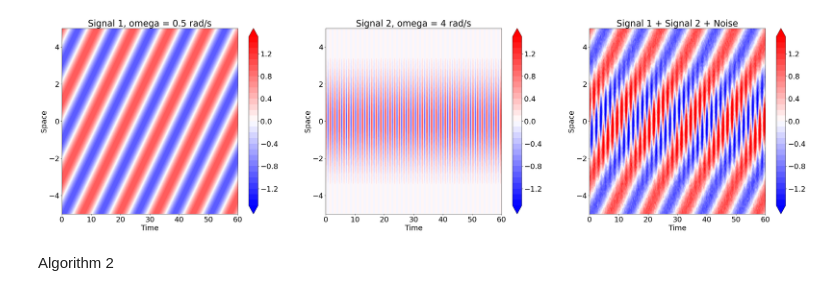
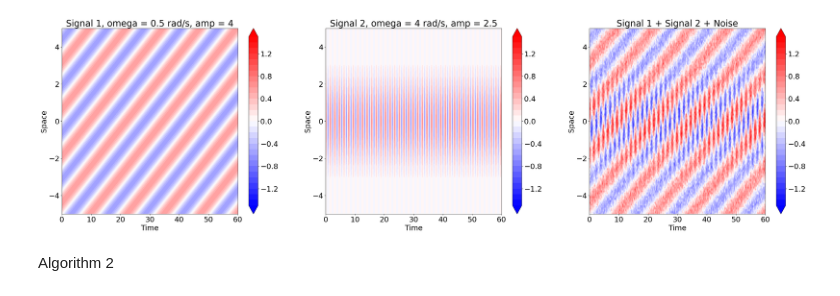
Before and after one commit to ClimeTrend/dmd-toy-dataset, a Jupyter notebook: 01_DMD_on_two_sinusoids.ipynb, the cells around one changed output. Drawn from its saved outputs; the diff is of its cells as text; code cells hidden in the pictures.

Commit message:
update notebook on two sinusoids

```diff
--- a/01_DMD_on_two_sinusoids.ipynb
+++ b/01_DMD_on_two_sinusoids.ipynb
@@ -7,39 +7,39 @@ from matplotlib import pyplot as plt
 import numpy as np
 # %%
 signal_generator = SignalGenerator(x_min=-5, x_max=5, t_max=60)
-signal_generator.add_sinusoid1(omega=0.5, k=1.5)
-signal_generator.add_sinusoid2(omega=4)
-signal_generator.add_noise(random_seed=42)
+signal_generator.add_sinusoid1(a=4, omega=0.5, k=2.5)
+signal_generator.add_sinusoid2(a=2.5, omega=4)
+signal_generator.add_noise(random_seed=42, noise_std=0.2)
 # %%
 plt.rcParams.update({'font.size': 22})
 
 fig = plt.figure(figsize=(40, 10))
 
 vmin = -1.5; vmax = 1.5
 levels = np.arange(vmin, vmax+0.1, 0.1)
 
 ax = fig.add_subplot(1, 3, 1)
 contour = ax.contourf(signal_generator.T, signal_generator.X, signal_generator.components[0]["signal"], levels=levels, cmap='bwr', extend='both')
 plt.xlabel('Time')
 plt.ylabel('Space')
-plt.title(f'Signal 1, omega = {signal_generator.components[0]["omega"]} rad/s')
+plt.title(f'Signal 1, omega = {signal_generator.components[0]["omega"]} rad/s, amp = {signal_generator.components[0]["a"]}')
 plt.colorbar(contour, ax=ax, orientation="vertical")
 
 ax = fig.add_subplot(1, 3, 2)
 contour = ax.contourf(signal_generator.T, signal_generator.X, signal_generator.components[1]["signal"], levels=levels, cmap='bwr', extend='both')
 plt.xlabel('Time')
 plt.ylabel('Space')
-plt.title(f'Signal 2, omega = {signal_generator.components[1]["omega"]} rad/s')
+plt.title(f'Signal 2, omega = {signal_generator.components[1]["omega"]} rad/s, amp = {signal_generator.components[1]["a"]}')
 plt.colorbar(contour, ax=ax, orientation="vertical")
 
 ax = fig.add_subplot(1, 3, 3)
 contour = ax.contourf(signal_generator.T, signal_generator.X, signal_generator.signal, levels=levels, cmap='bwr', extend='both')
 plt.xlabel('Time')
 plt.ylabel('Space')
 plt.title('Signal 1 + Signal 2 + Noise')
 plt.colorbar(contour, ax=ax, orientation="vertical")
 
 plt.show()
 # %% [output]
-[figure, old version]
+[figure, new version]
 # %%
```
Also changed, not shown: parts of 9 cells of this notebook.
